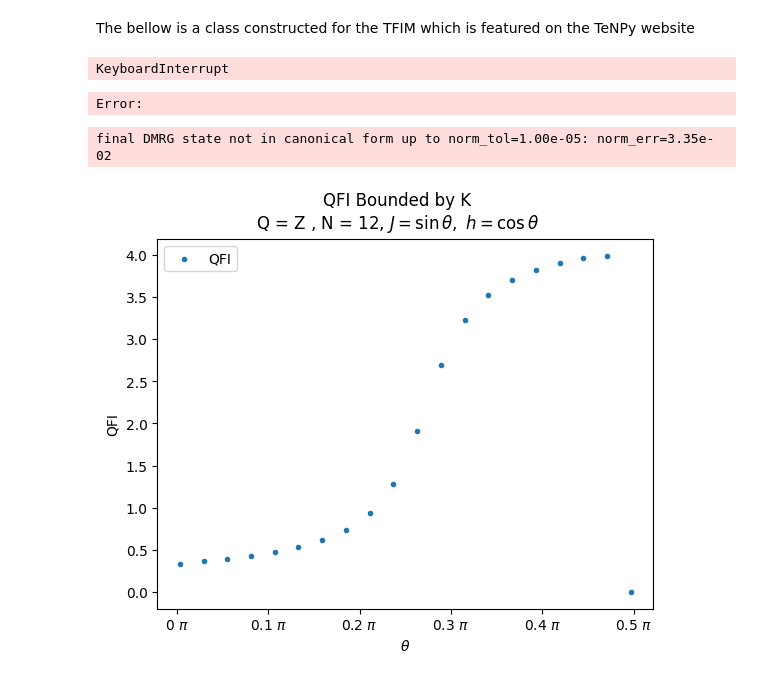
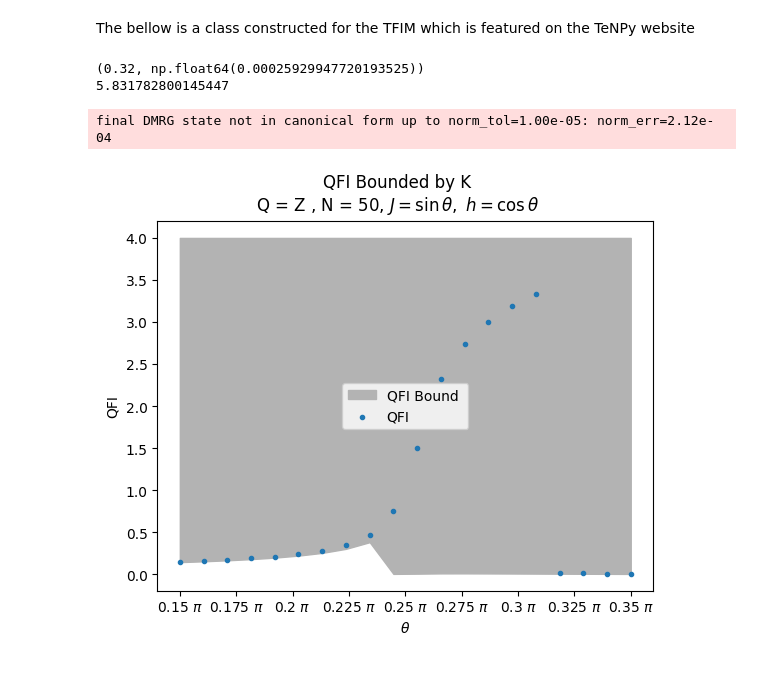
Before and after one commit to IanROsborne/Quantum_Metrology_Fisher_LG, a Jupyter notebook: TFIM/TFI_DMRG_TeNPy.ipynb, the cells around one changed output. Saved outputs shown, nothing was run; the diff lists cells and outputs as text; code cells hidden in the pictures.

```diff
--- a/TFIM/TFI_DMRG_TeNPy.ipynb
+++ b/TFIM/TFI_DMRG_TeNPy.ipynb
@@ -243,9 +239,9 @@ def calculate_LG_bound1(op, model_params,   dmrg_tebd_params ):
 # %%
-n = 4
+n = 40
 
 model_params = {
-    'J': .1 , 'g': 1,  # critical
-    'L': 4,
+    'J': 1 , 'g': .1,  # critical
+    'L': 40,
     'bc_MPS': 'finite',
     'model_type' : "Ising",
     'conserve' : None
@@ -264,72 +260,73 @@ extra_params = {
     'dt': 0.02,'N_steps': 2,
     'order': 2,
     'start_time' : 0  ,
-    't_max' : 30  #only an option for calculating the bound
+    't_max' : 3  #only an option for calculating the maximum of the LG correlator
 }
 start1 = time.perf_counter()
-print(calculate_LG_bound1('Sigmax', model_params, extra_params))
+print(calculate_LG_bound('Sigmax', model_params, extra_params))
 end1 = time.perf_counter()
 
 print(end1 - start1)
 # %% [output]
-KeyboardInterrupt
+(0.32, np.float64(0.00025929947720193525))
+5.831782800145447
-Error:
 # %%
-L = 12
-chi_max = 20
+L = 50
+chi_max = 40
 op = 'Sigmax'
 num_points = 20
 
-dmrg_params = {
-        'mixer': True,  # setting this to True helps to escape local minima
-        'max_E_err': 1.e-10,
-        'trunc_params': {
-            'chi_max': chi_max,
-            'svd_min': 1.e-10,
-        },
-        'combine': True
-    }
+extra_params = {
+    'mixer': None,  # setting this to True helps to escape local minima
+    'max_E_err': 1.e-10,
+    'trunc_params': {
+        'chi_max': 100,
+        'svd_min': 1.e-10,
+    },
+    'verbose': False,
+    'combine': True,
+    'N_times' : 1,  #Only even N_times are used for K,
+    'dt': 0.02,'N_steps': 2,
+    'order': 2,
+    'start_time' : 0  ,
+    't_max' : 30,  #only an option for calculating the maximum of the LG correlator
+    'return_QFI' : True  #an option for some functions which also returns the QFI
+}
 
-theta_range = np.linspace(.01, np.pi/2- .01, num_points)
+theta_range = np.linspace(0.15 * np.pi, 0.35 * np.pi, num_points)
 
 fig, ax = plt.subplots(1)
 
 LG_bound = []
 QFI_lst =[]
 for theta in theta_range:
     J, g = np.sin(theta), np.cos(theta)
 
     model_params = {
-    'J':  J , 'g':  g,  # critical
+    'J':  J , 'g':  g,
     'L': L,
     'bc_MPS': 'finite',
     'conserve' : None}
 
-    M = TFIChain(model_params)
-    psi = MPS.from_lat_product_state(M.lat, [['up', 'down']], allow_incommensurate= True)
+    t_max, LG_max , qfi = calculate_LG_bound(op, model_params, extra_params )
+    LG_bound += [LG_max]
+    QFI_lst += [qfi]
 
-    eng = dmrg.TwoSiteDMRGEngine(psi, M, dmrg_params)
-    E, psi = eng.run() # the main work; modifies psi in place
-
-
-    #Generate QFI
-    QFI_lst += [QFI(psi, op)] #[qfi3]
-
-#ax.fill_between(theta_range/ np.pi, LG_bound, 4 ,  color = '.7', label = "QFI Bound "  )
+ax.fill_between(theta_range/ np.pi, LG_bound, 4 ,  color = '.7', label = "QFI Bound "  )
 ax.scatter(theta_range/ np.pi, QFI_lst, marker = '.', label = "QFI", zorder = 3)
 
 
 fig.suptitle("QFI Bounded by K\nQ = Z , N = " + str(L) + ", $J = \\sin\\theta,~h = \\cos\\theta$")
 ax.xaxis.set_major_formatter(tck.FormatStrFormatter("%g $\\pi$"))
 plt.xlabel("$\\theta$")
 ax.set(ylabel = "QFI")
 #plt.ylim((0.9,1.6))
 plt.legend()
 
 plt.show()
 # %% [output]
-final DMRG state not in canonical form up to norm_tol=1.00e-05: norm_err=3.35e-02
+final DMRG state not in canonical form up to norm_tol=1.00e-05: norm_err=2.12e-04
-[figure, old version]
+[figure, new version]
 # %%
 fig.savefig("C:\\Users\\ianro\\Documents\\Research\\Quantum_Metrology_AKLT\\Plots\\TFIM_L50_Ztot_QFI_Bound.png")
 # %%
```
Also changed, not shown: parts of 4 cells of this notebook, 1 other file.
